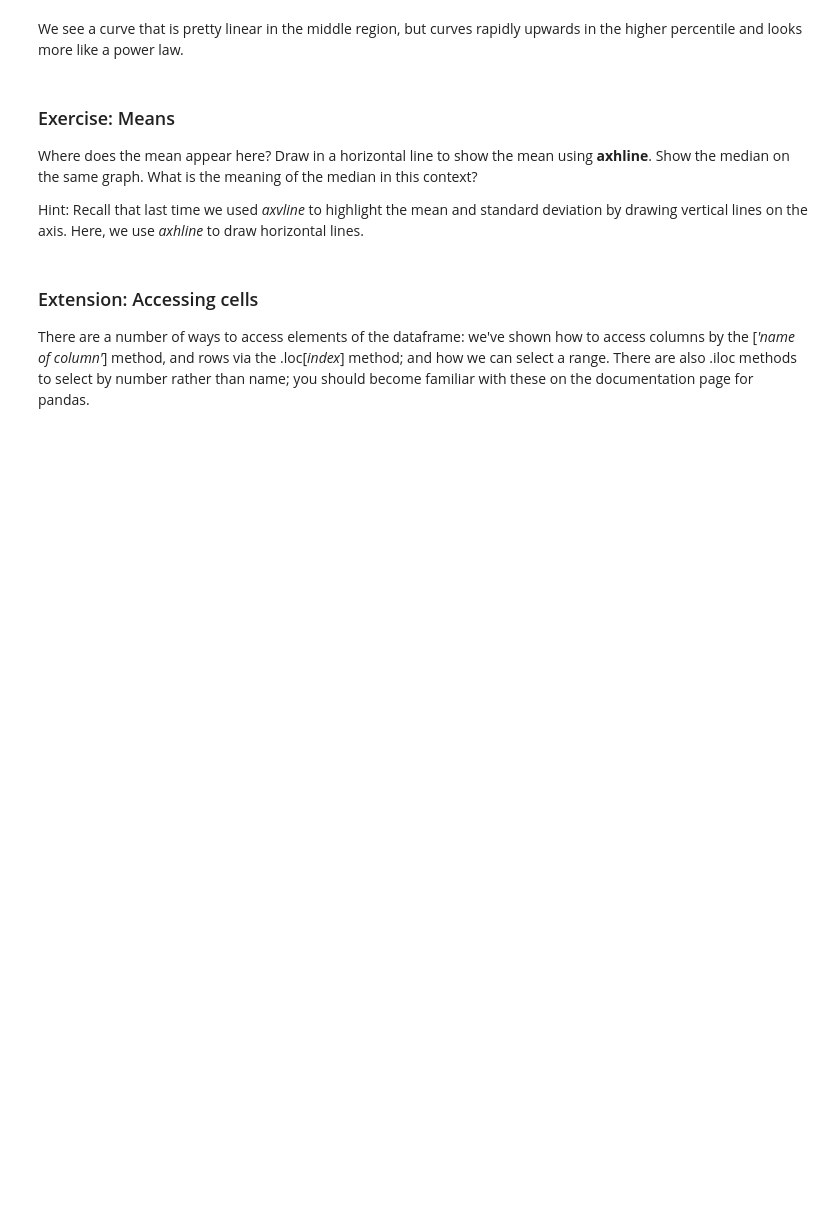
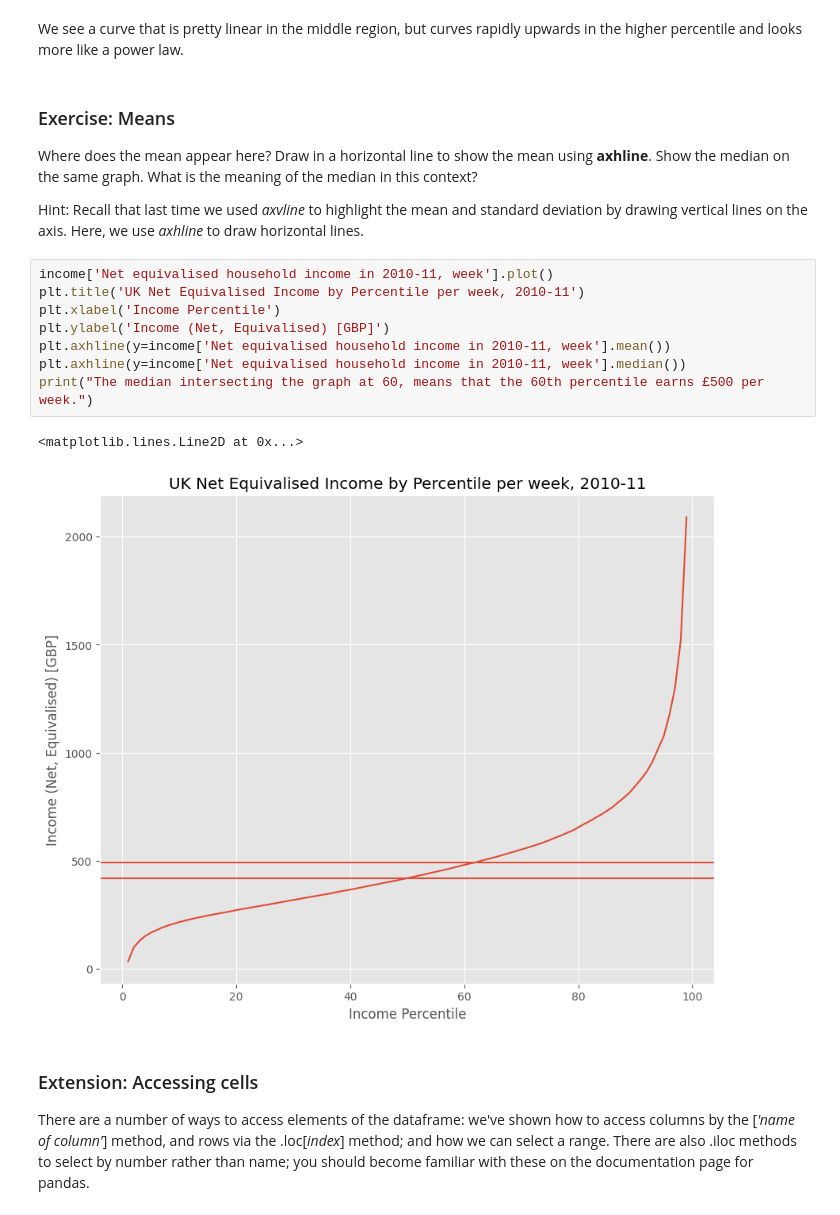
Before and after one commit to snig-17/QM2, a Jupyter notebook: notebooks/W02. Pandas.ipynb, the cells around one changed output. Drawn from its saved outputs; the diff is of its cells as text; blank space fills up the shorter version.

```diff
--- a/notebooks/W02. Pandas.ipynb
+++ b/notebooks/W02. Pandas.ipynb
@@ -209,6 +229,17 @@ We see a curve that is pretty linear in the middle region, but curves rapidly up
 Where does the mean appear here? Draw in a horizontal line to show the mean using **axhline**. Show the median on the same graph. What is the meaning of the median in this context?
 
 Hint: Recall that last time we used *axvline* to highlight the mean and standard deviation by drawing vertical lines on the axis. Here, we use *axhline* to draw horizontal lines.
+# %%
+income['Net equivalised household income in 2010-11, week'].plot()
+plt.title('UK Net Equivalised Income by Percentile per week, 2010-11')
+plt.xlabel('Income Percentile')
+plt.ylabel('Income (Net, Equivalised) [GBP]')
+plt.axhline(y=income['Net equivalised household income in 2010-11, week'].mean())
+plt.axhline(y=income['Net equivalised household income in 2010-11, week'].median())
+print("The median intersecting the graph at 60, means that the 60th percentile earns £500 per week.")
+# %% [output]
+<matplotlib.lines.Line2D at 0x...>
+[figure, added]
 # %% [markdown]
 ### Extension: Accessing cells
 
```
Also changed, not shown: parts of 20 cells of this notebook.
